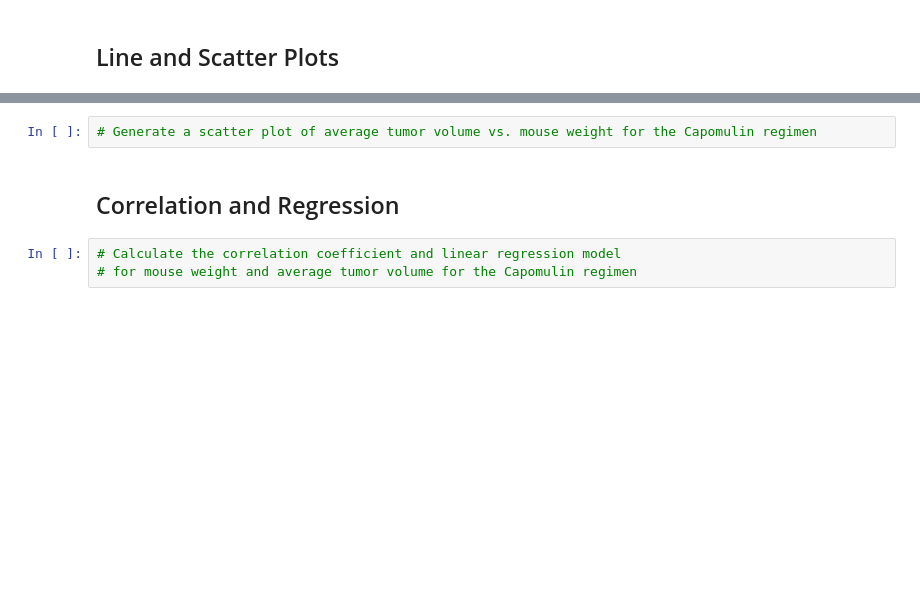
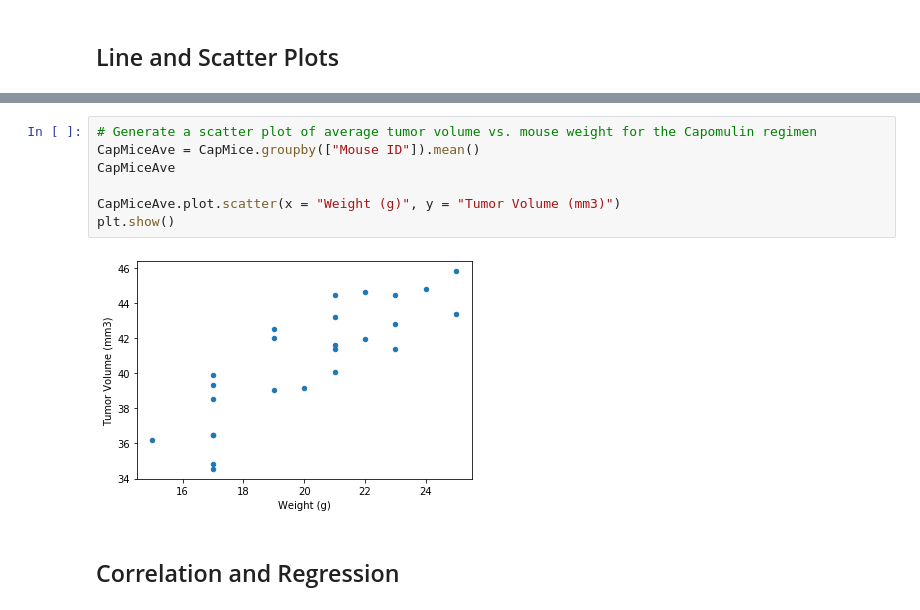
Before and after one commit to DataNinjaPrincess/matplotlib-challenge, a Jupyter notebook: pymaceuticals.ipynb, the cells around one changed output, grey strips where cells are left out. Cells and saved outputs as stored; diff of their text form; blank space fills up the shorter version.

```diff
--- a/pymaceuticals.ipynb
+++ b/pymaceuticals.ipynb
@@ -236,7 +393,11 @@ plt.show()
 # %%
 # Generate a scatter plot of average tumor volume vs. mouse weight for the Capomulin regimen
+CapMiceAve = CapMice.groupby(["Mouse ID"]).mean()
+CapMiceAve
+
+CapMiceAve.plot.scatter(x = "Weight (g)", y = "Tumor Volume (mm3)")
+plt.show()
+# %% [output]
+[figure, added]
 # %% [markdown]
 ## Correlation and Regression
-# %%
-# Calculate the correlation coefficient and linear regression model
-# for mouse weight and average tumor volume for the Capomulin regimen
```
Also changed, not shown: parts of 9 cells of this notebook.
